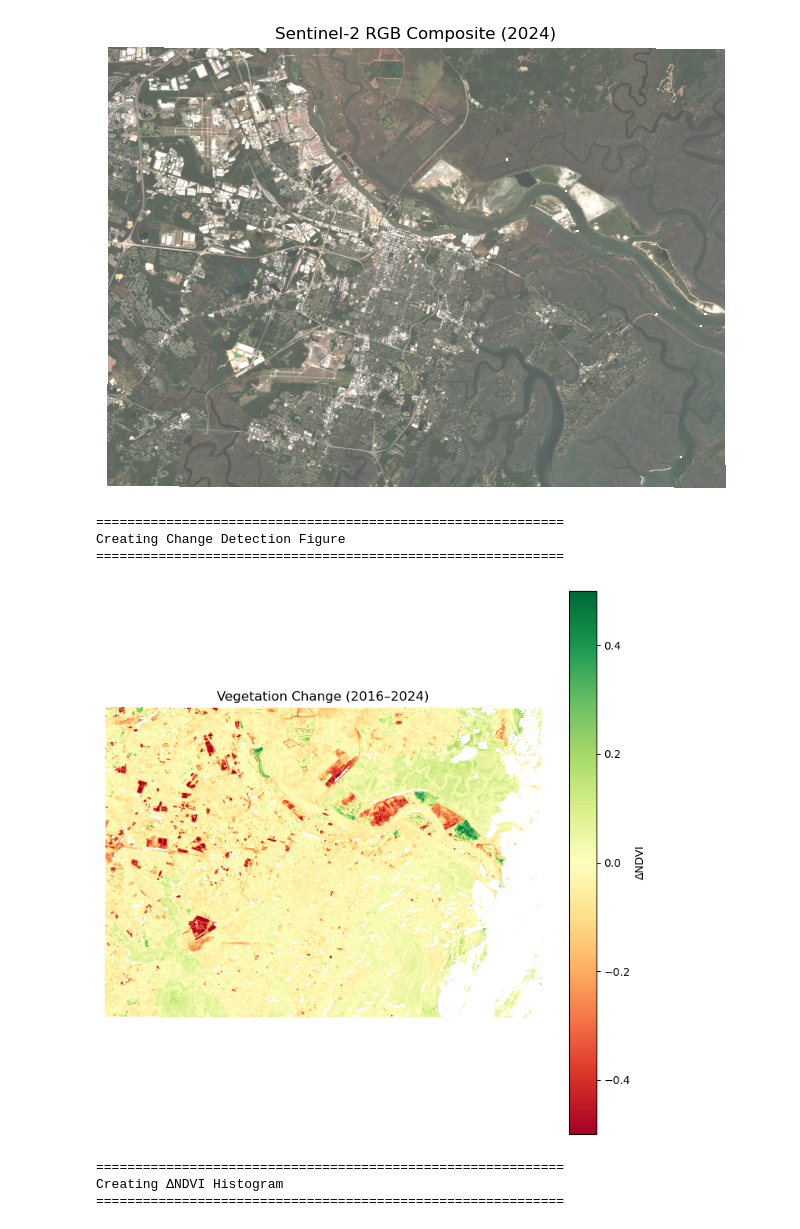
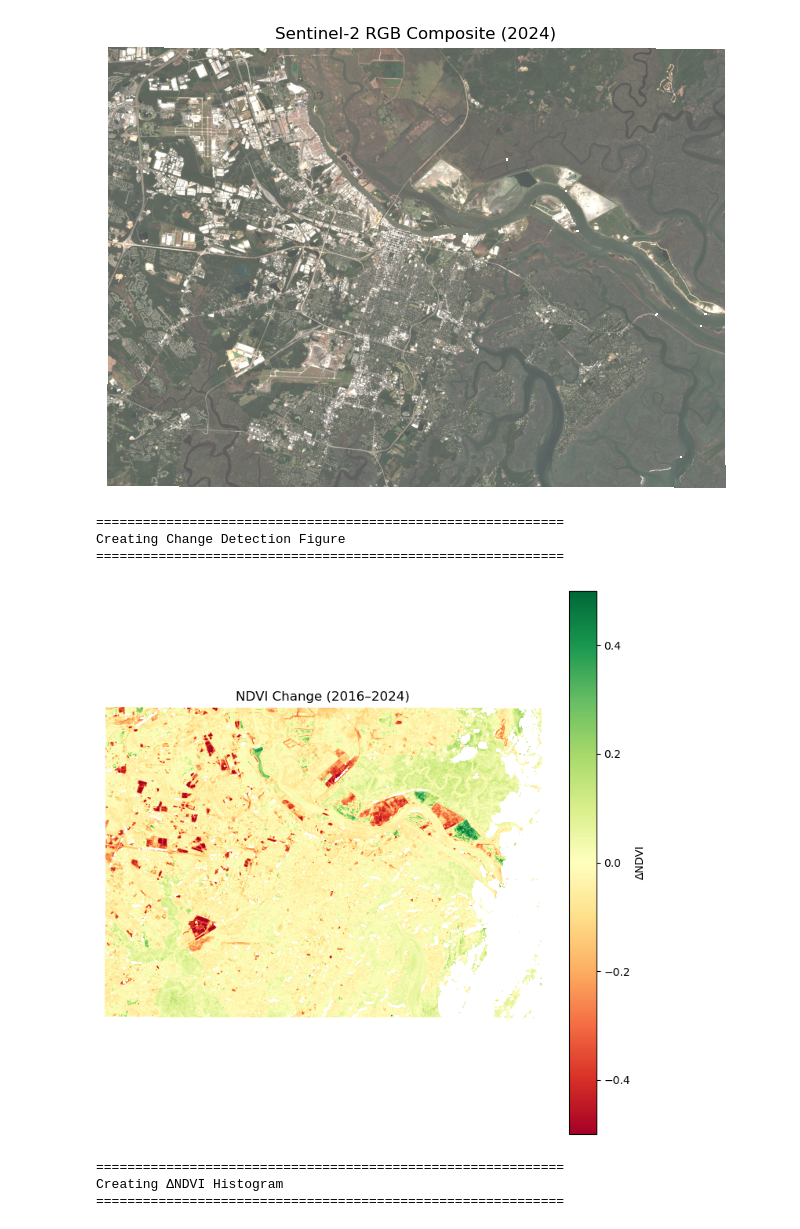
Before and after one commit to jbakerGIS/savannah-port-change-detection, a Jupyter notebook: notebooks/raster_analysis.ipynb, the cells around one changed output. Drawn from its saved outputs; the diff is of its cells as text; code cells hidden in the pictures.

```diff
--- a/notebooks/raster_analysis.ipynb
+++ b/notebooks/raster_analysis.ipynb
@@ -547,35 +554,35 @@ with rasterio.open(
     NDVI_DIR / "NDVI_delta_2016_2024.tif"
 ) as src:
 
     delta = src.read(1)
 
 plt.figure(figsize=(9,9))
 
 plt.imshow(
     delta,
     cmap="RdYlGn",
     vmin=-0.5,
     vmax=0.5
 )
 
 plt.colorbar(label="ΔNDVI")
 
-plt.title("Vegetation Change (2016–2024)")
+plt.title("NDVI Change (2016–2024)")
 
 plt.axis("off")
 
 plt.savefig(
     FIGURE_DIR / "delta_ndvi.png",
     dpi=300,
     bbox_inches="tight"
 )
 
 plt.show()
 # %% [output]
 ============================================================
 Creating Change Detection Figure
 ============================================================
-[figure, old version]
+[figure, new version]
 # %%
 print_step("Creating ΔNDVI Histogram")
 
```
Also changed, not shown: parts of 2 cells of this notebook, 3 other files.
